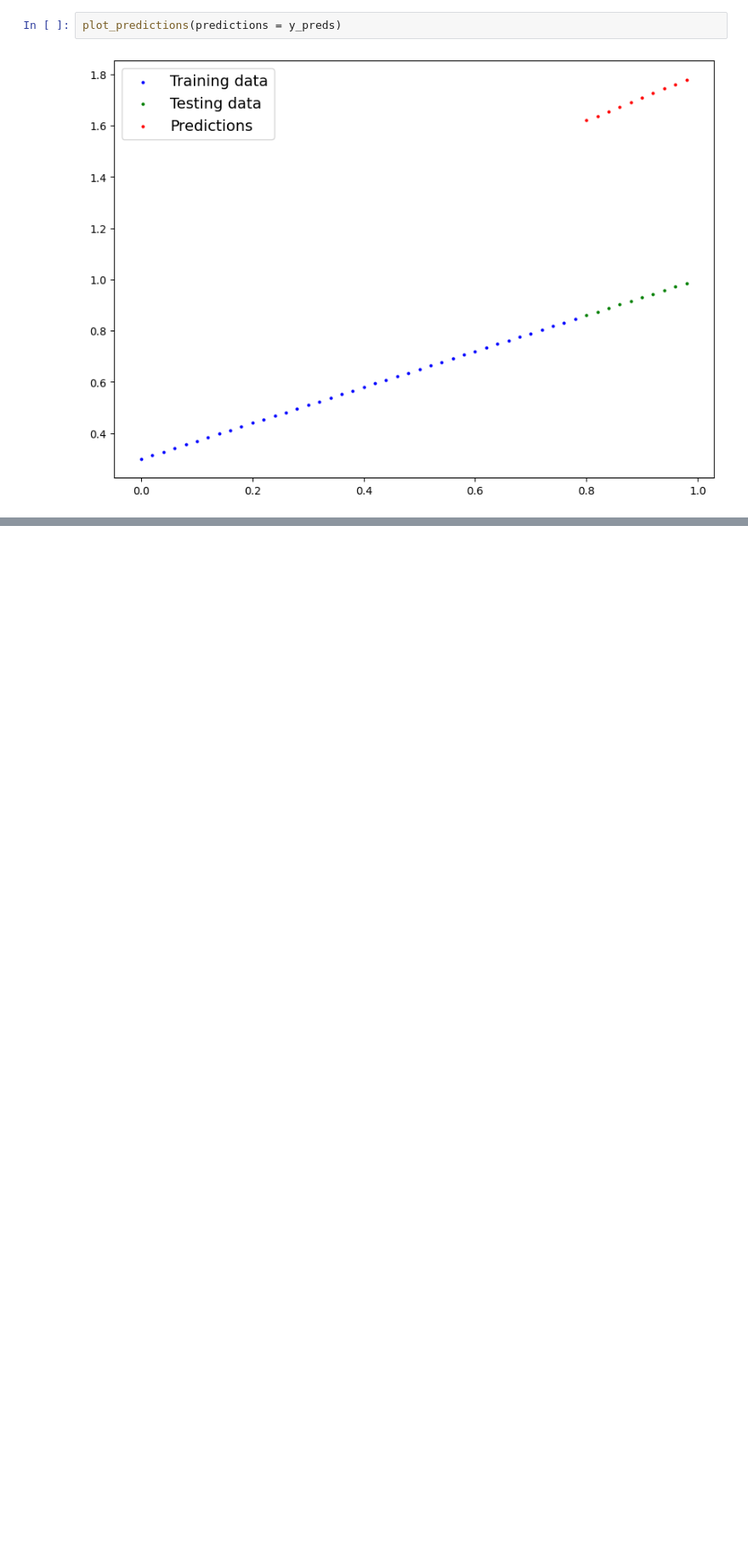
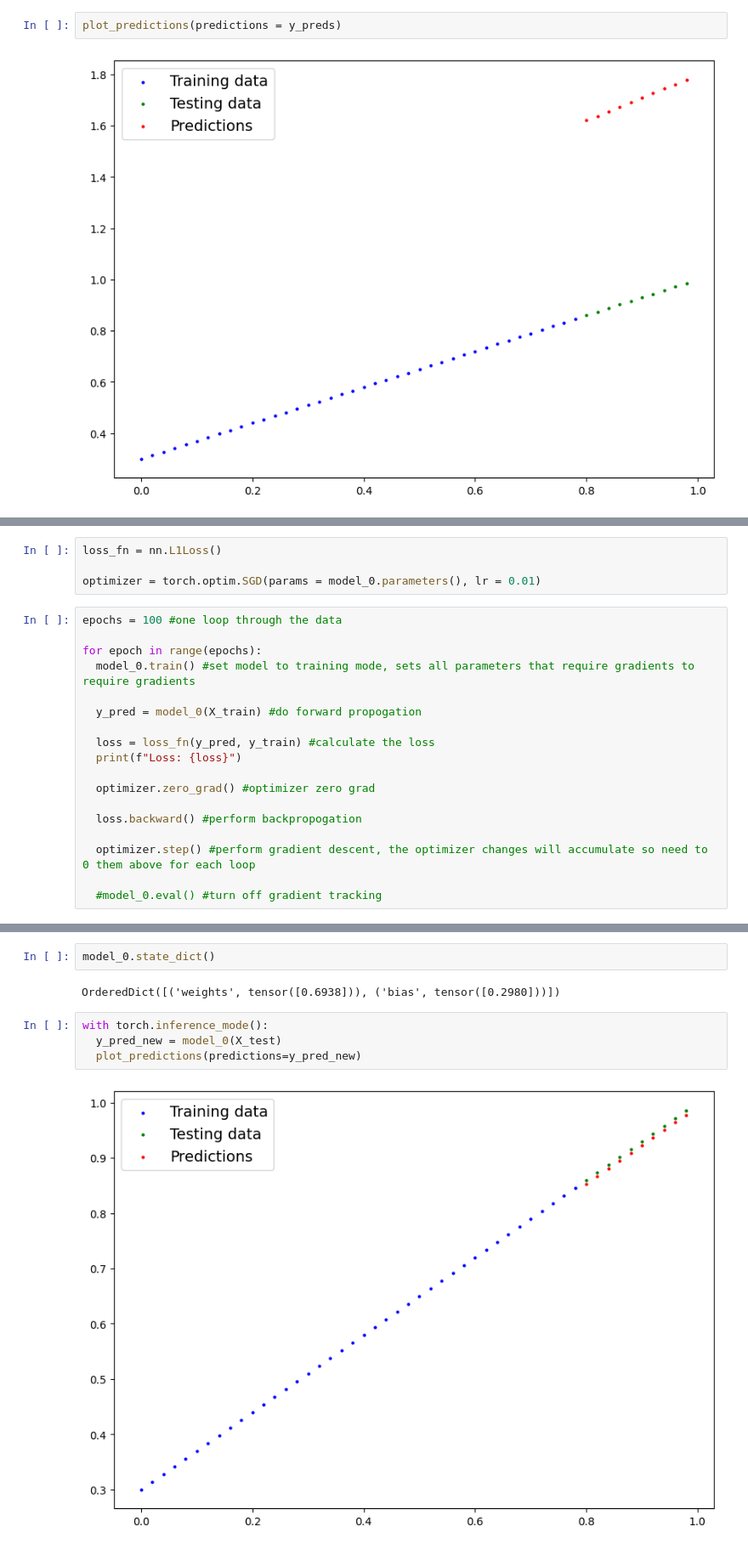
Before and after one commit to suchithgali/pytorch_practice, a Jupyter notebook: 01_pytorch_workflow.ipynb, the cells around one changed output, grey strips where cells are left out. Shown at 85% size. Saved outputs shown, nothing was run; the diff lists cells and outputs as text; blank space fills up the shorter version.

Commit message:
set up training loop and trained the linear regression model

```diff
--- a/01_pytorch_workflow.ipynb
+++ b/01_pytorch_workflow.ipynb
@@ -128,0 +141,22 @@ plot_predictions(predictions = y_preds)
+# %%
+loss_fn = nn.L1Loss()
+
+optimizer = torch.optim.SGD(params = model_0.parameters(), lr = 0.01)
+# %%
+epochs = 100 #one loop through the data
+
+for epoch in range(epochs):
+  model_0.train() #set model to training mode, sets all parameters that require gradients to require gradients
+
+  y_pred = model_0(X_train) #do forward propogation
+
+  loss = loss_fn(y_pred, y_train) #calculate the loss
+  print(f"Loss: {loss}")
+
+  optimizer.zero_grad() #optimizer zero grad
+
+  loss.backward() #perform backpropogation
+
+  optimizer.step() #perform gradient descent, the optimizer changes will accumulate so need to 0 them above for each loop
+
+  #model_0.eval() #turn off gradient tracking
@@ -128,0 +181,10 @@ plot_predictions(predictions = y_preds)
+# %%
+model_0.state_dict()
+# %% [output]
+OrderedDict([('weights', tensor([0.6938])), ('bias', tensor([0.2980]))])
+# %%
+with torch.inference_mode():
+  y_pred_new = model_0(X_test)
+  plot_predictions(predictions=y_pred_new)
+# %% [output]
+[figure, added]
```
Also changed, not shown: parts of 6 cells of this notebook.
